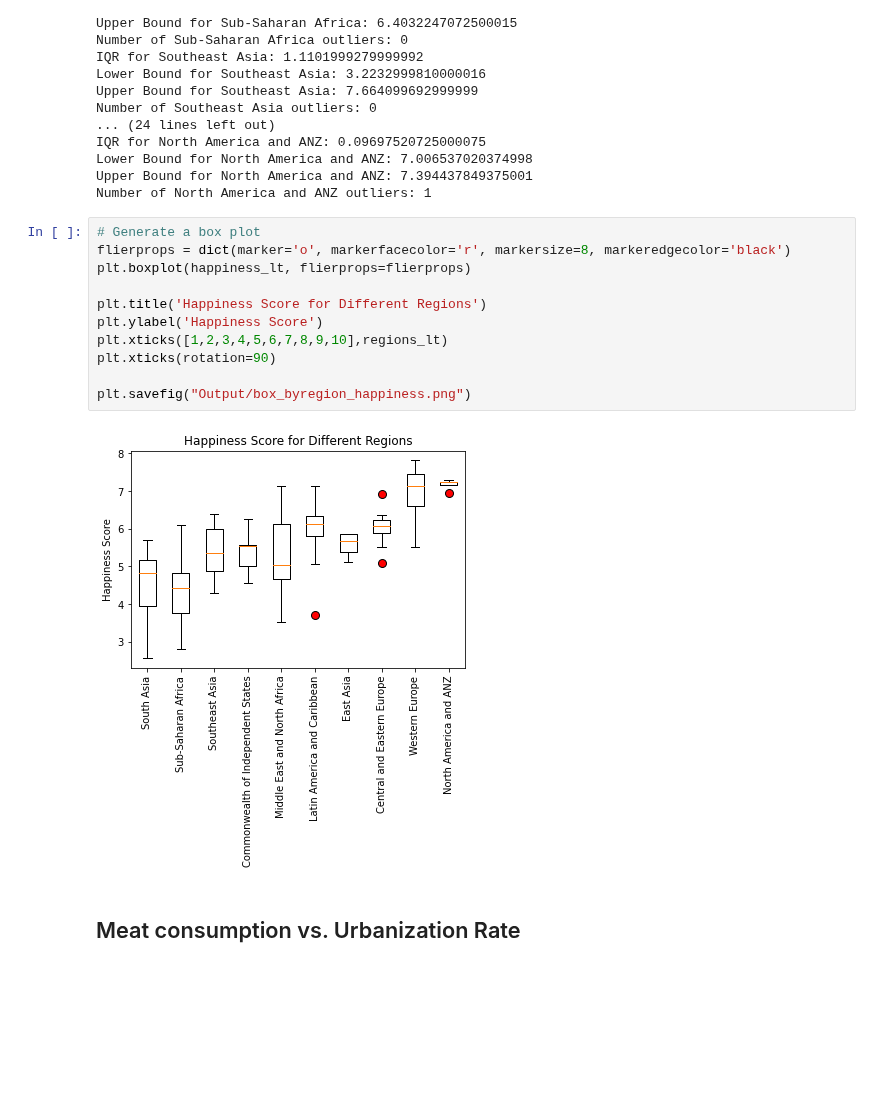
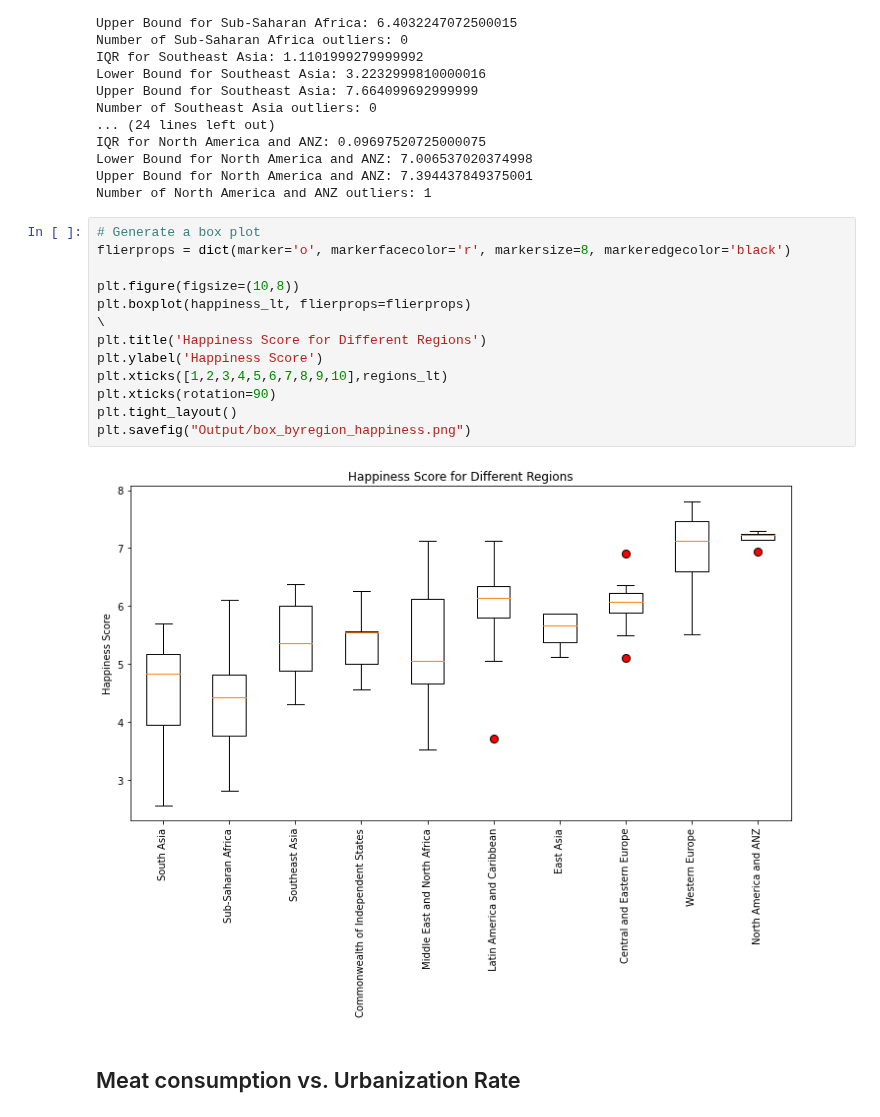
Before and after one commit to ermcgrew/bootcamp_project_one, a Jupyter notebook: data_analysis.ipynb, the cells around one changed output. Cells and saved outputs as stored; diff of their text form; blank space fills up the shorter version.

Commit message:
graphs printing with all labels

```diff
--- a/data_analysis.ipynb
+++ b/data_analysis.ipynb
@@ -395,16 +398,18 @@ Number of North America and ANZ outliers: 1
 # %%
 # Generate a box plot
 flierprops = dict(marker='o', markerfacecolor='r', markersize=8, markeredgecolor='black')
+
+plt.figure(figsize=(10,8))
 plt.boxplot(happiness_lt, flierprops=flierprops)
-
+\
 plt.title('Happiness Score for Different Regions')
 plt.ylabel('Happiness Score')
 plt.xticks([1,2,3,4,5,6,7,8,9,10],regions_lt)
 plt.xticks(rotation=90)
-
+plt.tight_layout()
 plt.savefig("Output/box_byregion_happiness.png")
 # %% [output]
-[figure, old version]
+[figure, new version]
 # %% [markdown]
 ## Meat consumption vs. Urbanization Rate
 # %%
```
Also changed, not shown: parts of 19 cells of this notebook, 21 other files.
